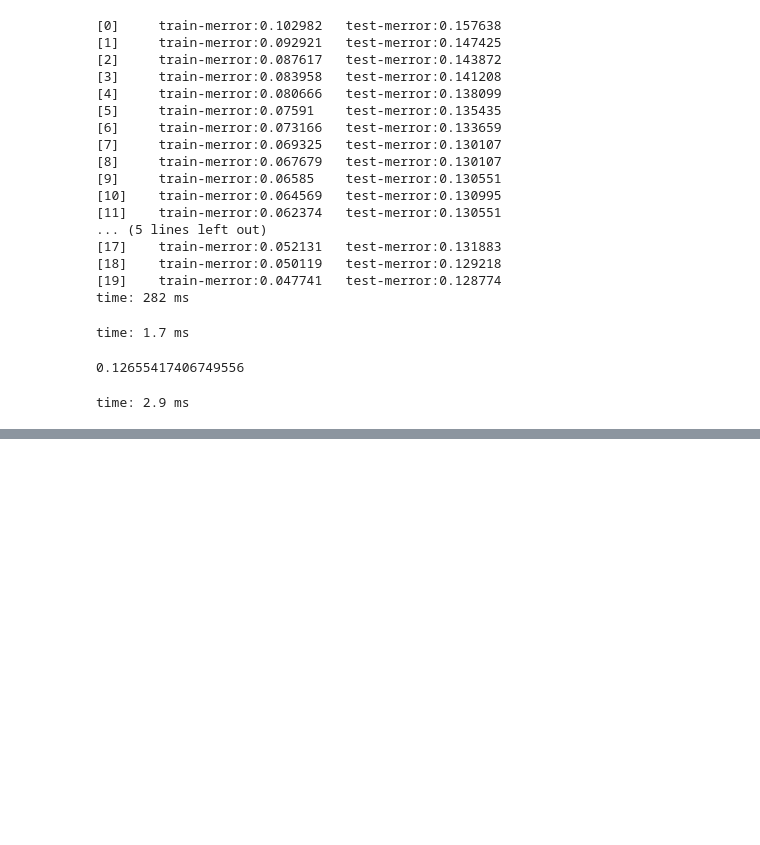
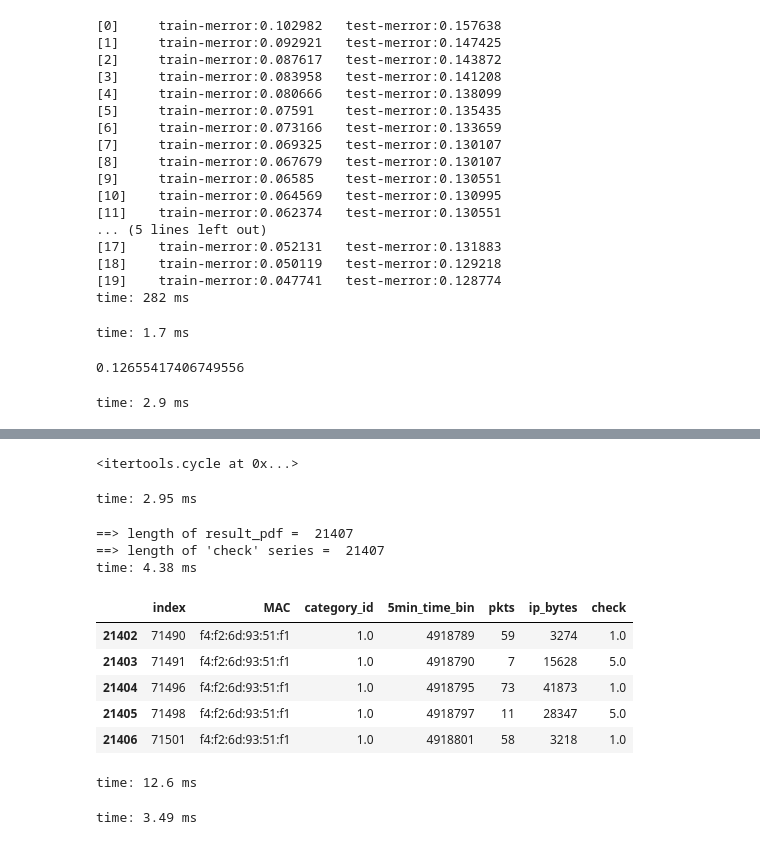
Before and after one commit to gpuopenanalytics/kdd-2018, a Jupyter notebook: notebook/KDD-Lab-4-Classification.ipynb, the cells around one changed output, grey strips where cells are left out. Drawn from its saved outputs; the diff is of its cells as text; code cells hidden in the pictures; blank space fills up the shorter version.

```diff
--- a/notebook/KDD-Lab-4-Classification.ipynb
+++ b/notebook/KDD-Lab-4-Classification.ipynb
@@ -444,0 +583,31 @@ num_round = 20
+# %%
+colors
+# %% [output]
+<itertools.cycle at 0x...>
+time: 2.95 ms
+# %%
+result_pdf = test_pdf.copy()
+result_pdf = result_pdf.reset_index()
+result_pdf['check'] = pd.Series(check)
+
+print("==> length of result_pdf = ", result_pdf.shape[0])
+print("==> length of 'check' series = ", len(check))
+# %% [output]
+==> length of result_pdf =  21407
+==> length of 'check' series =  21407
+time: 4.38 ms
+# %%
+result_pdf[-5:]
+# %% [output]
+|  | index | MAC | category_id | 5min_time_bin | pkts | ip_bytes | check |
+| 21402 | 71490 | f4:f2:6d:93:51:f1 | 1.0 | 4918789 | 59 | 3274 | 1.0 |
+| 21403 | 71491 | f4:f2:6d:93:51:f1 | 1.0 | 4918790 | 7 | 15628 | 5.0 |
+| 21404 | 71496 | f4:f2:6d:93:51:f1 | 1.0 | 4918795 | 73 | 41873 | 1.0 |
+| 21405 | 71498 | f4:f2:6d:93:51:f1 | 1.0 | 4918797 | 11 | 28347 | 5.0 |
+| 21406 | 71501 | f4:f2:6d:93:51:f1 | 1.0 | 4918801 | 58 | 3218 | 1.0 |
+time: 12.6 ms
+# %%
+x = 0
+roc_pdf = result_pdf[result_pdf['category_id'] == x][['category_id','check']]
+# %% [output]
+time: 3.49 ms
```
Also changed, not shown: parts of 27 cells of this notebook.
